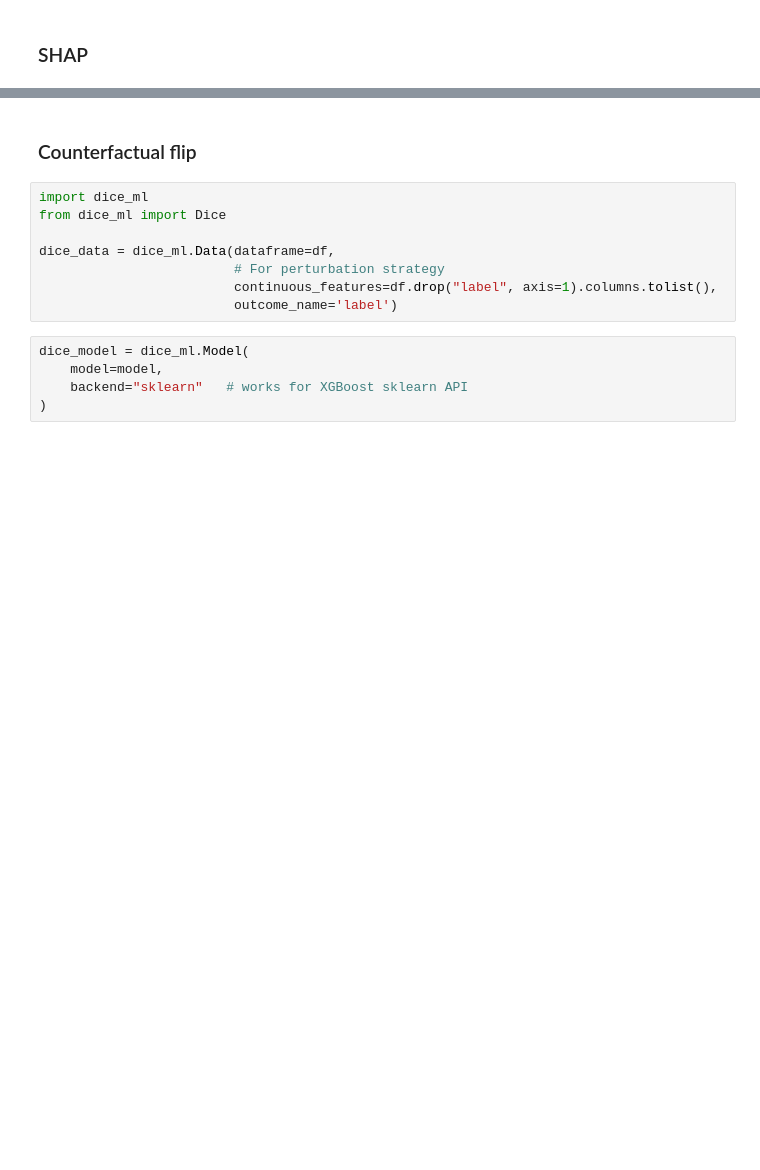
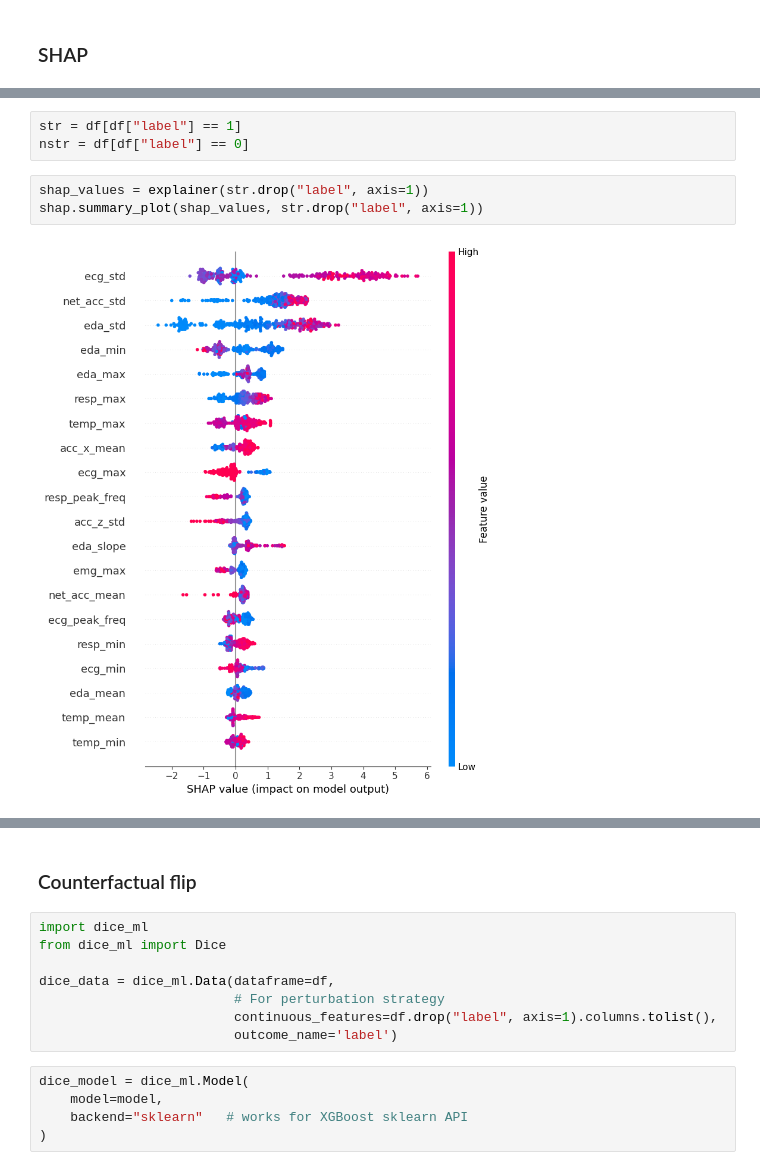
Before and after one commit to Yranshevare/XAI_For_Stress_and_Mental_Health_Prediction, a Jupyter notebook: ModelTraining/train3.ipynb, the cells around one changed output, grey strips where cells are left out. Saved outputs shown, nothing was run; the diff lists cells and outputs as text; blank space fills up the shorter version.

```diff
--- a/ModelTraining/train3.ipynb
+++ b/ModelTraining/train3.ipynb
@@ -343,0 +420,8 @@ shap.summary_plot(shap_values, x_test_res)
+# %%
+str = df[df["label"] == 1]
+nstr = df[df["label"] == 0]
+# %%
+shap_values = explainer(str.drop("label", axis=1))
+shap.summary_plot(shap_values, str.drop("label", axis=1))
+# %% [output]
+[figure, added]
```
Also changed, not shown: parts of 23 cells of this notebook, 1 other file.
